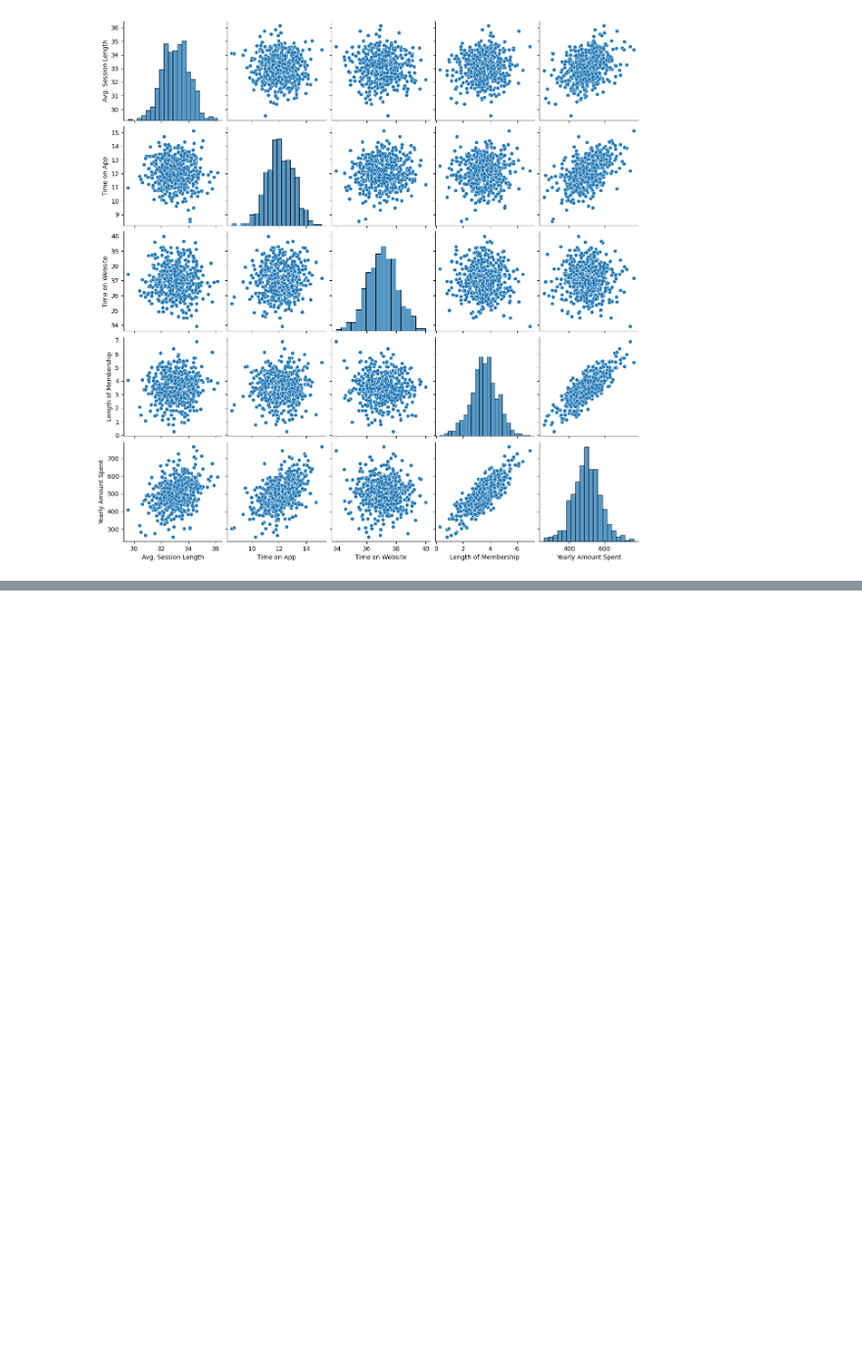
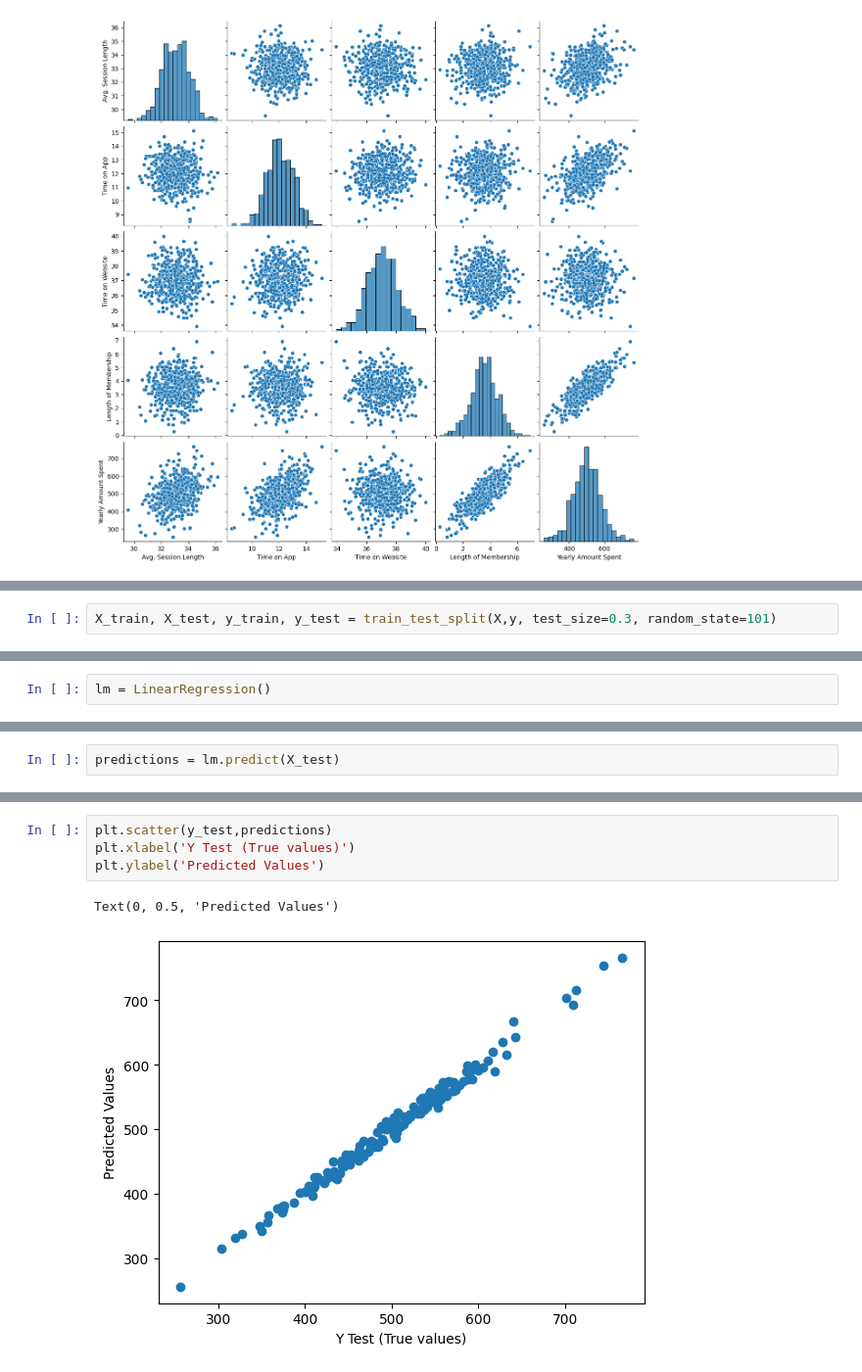
Before and after one commit to ridmiPaba/Machine-Learning-Bootcamp, a Jupyter notebook: LinearRegeression_Project.ipynb, the cells around one changed output, grey strips where cells are left out. Shown at 98% size. Drawn from its saved outputs; the diff is of its cells as text; blank space fills up the shorter version.

```diff
--- a/LinearRegeression_Project.ipynb
+++ b/LinearRegeression_Project.ipynb
@@ -74,0 +96,2 @@ sns.pairplot(df)
+# %%
+X_train, X_test, y_train, y_test = train_test_split(X,y, test_size=0.3, random_state=101)
@@ -74,0 +100,2 @@ sns.pairplot(df)
+# %%
+lm = LinearRegression()
@@ -74,0 +110,2 @@ sns.pairplot(df)
+# %%
+predictions = lm.predict(X_test)
@@ -74,0 +132,7 @@ sns.pairplot(df)
+# %%
+plt.scatter(y_test,predictions)
+plt.xlabel('Y Test (True values)')
+plt.ylabel('Predicted Values')
+# %% [output]
+Text(0, 0.5, 'Predicted Values')
+[figure, added]
```
Also changed, not shown: parts of 17 cells of this notebook, 3 other files.
